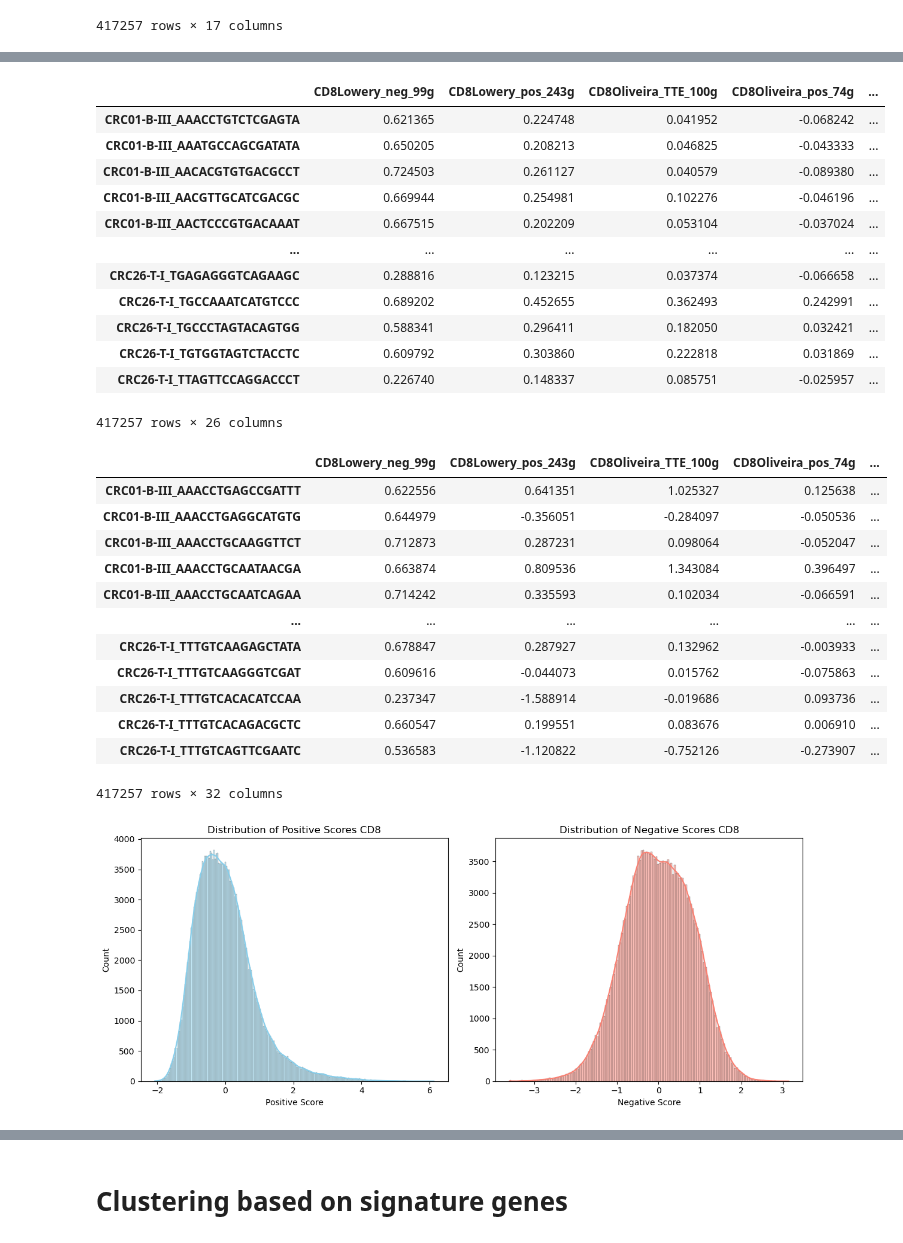
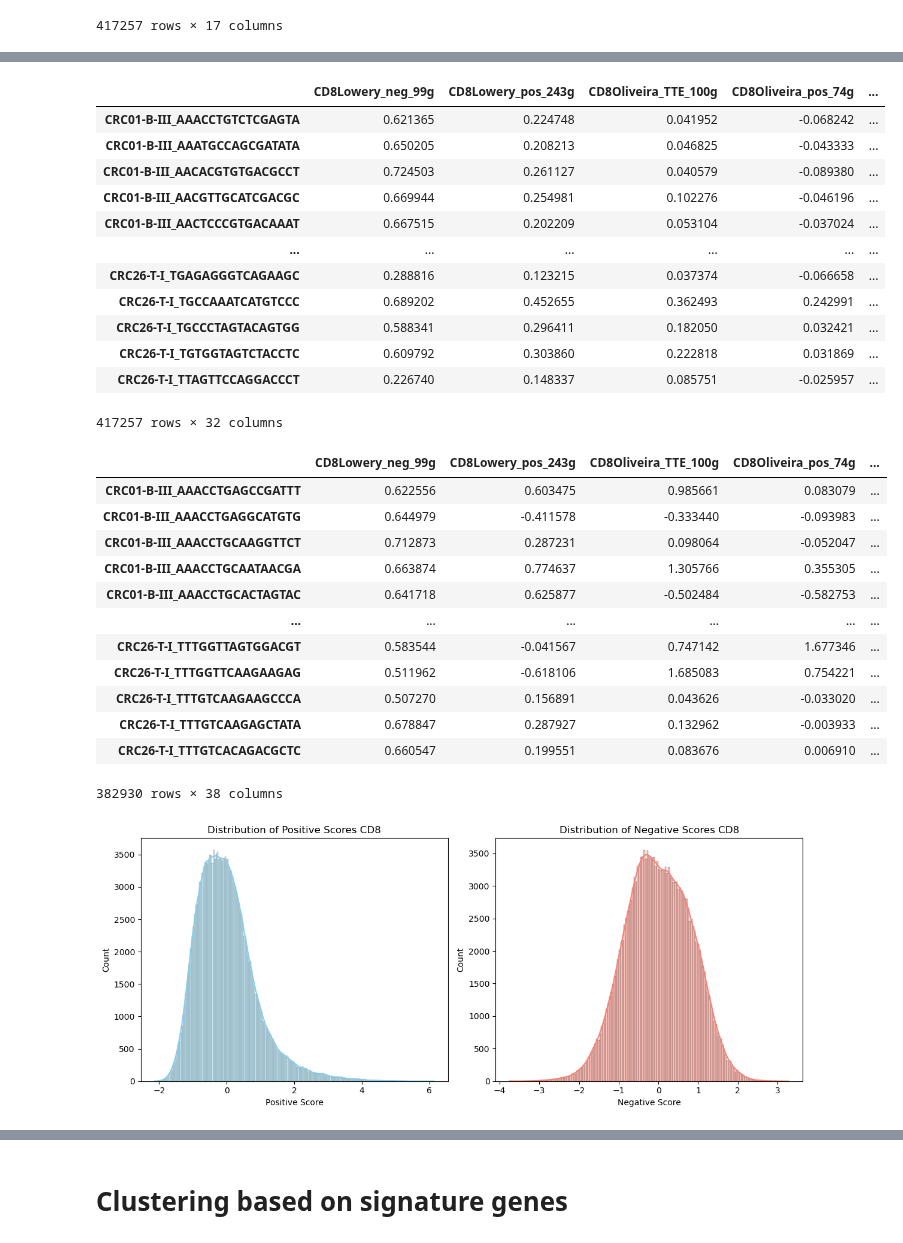
Before and after one commit to Sun-lab/CAT, a Jupyter notebook: Chen_2024/process_output.ipynb, the cells around one changed output, grey strips where cells are left out. Saved outputs shown, nothing was run; the diff lists cells and outputs as text; code cells hidden in the pictures.

```diff
--- a/Chen_2024/process_output.ipynb
+++ b/Chen_2024/process_output.ipynb
@@ -0,0 +1,4 @@
+# %%
+import pandas as pd
+df_cell = pd.read_csv('cell_types.csv',index_col=0)
+df_cell
@@ -83,5 +73,7 @@ metadata
 # %%
-df = df.join(metadata)
+# df = df.join(metadata)
+# df
+df = df.join(df_cell)
 df
 # %% [output]
 |  | CD8Lowery_neg_99g | CD8Lowery_pos_243g | CD8Oliveira_TTE_100g | CD8Oliveira_pos_74g | ... |
@@ -96,7 +88,9 @@ df
 | CRC26-T-I_TGCCCTAGTACAGTGG | 0.588341 | 0.296411 | 0.182050 | 0.032421 | ... |
 | CRC26-T-I_TGTGGTAGTCTACCTC | 0.609792 | 0.303860 | 0.222818 | 0.031869 | ... |
 | CRC26-T-I_TTAGTTCCAGGACCCT | 0.226740 | 0.148337 | 0.085751 | -0.025957 | ... |
-417257 rows × 26 columns
+417257 rows × 32 columns
+# %%
+df = df[df["CD_type_by_cluster"]==df["cell_type_true_label"]]
 # %%
 %matplotlib inline
 import numpy as np
@@ -120,7 +114,7 @@ neg_sigs_CD8 = [
 pos_sigs_CD4 = [
     "CD4Hanada_pos_9g",
     "CD4Caushi_Tfh2_66g",
-    "CD4Jansen_TermDiff_73g",
+    #"CD4Jansen_TermDiff_73g",
     "CD4Lowery_pos_40g",
     "CD4Oh_CXCL13_50g"
 ]
@@ -164,45 +158,45 @@ def classify_cells(df, t_cells, cell_type, pos_sigs, neg_sigs):
     sub = df[df["SubCellType"].isin(t_cells[cell_type])].copy()
     cols = pos_sigs + neg_sigs
 
     # z‐score the signatures _within_ this subset
     sub[cols] = sub[cols].apply(zscore)
 
     # compute mean “pos” and “neg” scores
     sub[f"pos_score_{cell_type}"] = sub[pos_sigs].mean(axis=1)
     sub[f"neg_score_{cell_type}"] = sub[neg_sigs].mean(axis=1)
 
     # pick cutoffs (here: median)
     pos_cut = sub[f"pos_score_{cell_type}"].median()
     neg_cut = sub[f"neg_score_{cell_type}"].median()
 
     # classify per cell
     sub[f"cancer_reactive_per_cell_{cell_type}"] = (
         (sub[f"pos_score_{cell_type}"] >  pos_cut) &
         (sub[f"neg_score_{cell_type}"] <  neg_cut)
     )
 
     return sub
 
 # run it for each cell‐type
 cd8_called = classify_cells(df, t_cells, "CD8", pos_sigs_CD8, neg_sigs_CD8)
 cd4_called = classify_cells(df, t_cells, "CD4", pos_sigs_CD4, neg_sigs_CD4)
 
 df_combined = pd.concat([cd8_called, cd4_called]).sort_index()
 df_combined
 # %% [output]
 |  | CD8Lowery_neg_99g | CD8Lowery_pos_243g | CD8Oliveira_TTE_100g | CD8Oliveira_pos_74g | ... |
-| CRC01-B-III_AAACCTGAGCCGATTT | 0.622556 | 0.641351 | 1.025327 | 0.125638 | ... |
-| CRC01-B-III_AAACCTGAGGCATGTG | 0.644979 | -0.356051 | -0.284097 | -0.050536 | ... |
+| CRC01-B-III_AAACCTGAGCCGATTT | 0.622556 | 0.603475 | 0.985661 | 0.083079 | ... |
+| CRC01-B-III_AAACCTGAGGCATGTG | 0.644979 | -0.411578 | -0.333440 | -0.093983 | ... |
 | CRC01-B-III_AAACCTGCAAGGTTCT | 0.712873 | 0.287231 | 0.098064 | -0.052047 | ... |
-| CRC01-B-III_AAACCTGCAATAACGA | 0.663874 | 0.809536 | 1.343084 | 0.396497 | ... |
-| CRC01-B-III_AAACCTGCAATCAGAA | 0.714242 | 0.335593 | 0.102034 | -0.066591 | ... |
+| CRC01-B-III_AAACCTGCAATAACGA | 0.663874 | 0.774637 | 1.305766 | 0.355305 | ... |
+| CRC01-B-III_AAACCTGCACTAGTAC | 0.641718 | 0.625877 | -0.502484 | -0.582753 | ... |
 | ... | ... | ... | ... | ... | ... |
+| CRC26-T-I_TTTGGTTAGTGGACGT | 0.583544 | -0.041567 | 0.747142 | 1.677346 | ... |
+| CRC26-T-I_TTTGGTTCAAGAAGAG | 0.511962 | -0.618106 | 1.685083 | 0.754221 | ... |
+| CRC26-T-I_TTTGTCAAGAAGCCCA | 0.507270 | 0.156891 | 0.043626 | -0.033020 | ... |
 | CRC26-T-I_TTTGTCAAGAGCTATA | 0.678847 | 0.287927 | 0.132962 | -0.003933 | ... |
-| CRC26-T-I_TTTGTCAAGGGTCGAT | 0.609616 | -0.044073 | 0.015762 | -0.075863 | ... |
-| CRC26-T-I_TTTGTCACACATCCAA | 0.237347 | -1.588914 | -0.019686 | 0.093736 | ... |
 | CRC26-T-I_TTTGTCACAGACGCTC | 0.660547 | 0.199551 | 0.083676 | 0.006910 | ... |
-| CRC26-T-I_TTTGTCAGTTCGAATC | 0.536583 | -1.120822 | -0.752126 | -0.273907 | ... |
-417257 rows × 32 columns
+382930 rows × 38 columns
 # %%
 plt.figure(figsize=(12, 5))
 
@@ -219,7 +213,7 @@ plt.xlabel('Negative Score')
 plt.tight_layout()
 plt.show()
 # %% [output]
-[figure, old version]
+[figure, new version]
 # %%
 plt.figure(figsize=(12, 5))
 
```
Also changed, not shown: parts of 17 cells of this notebook.
